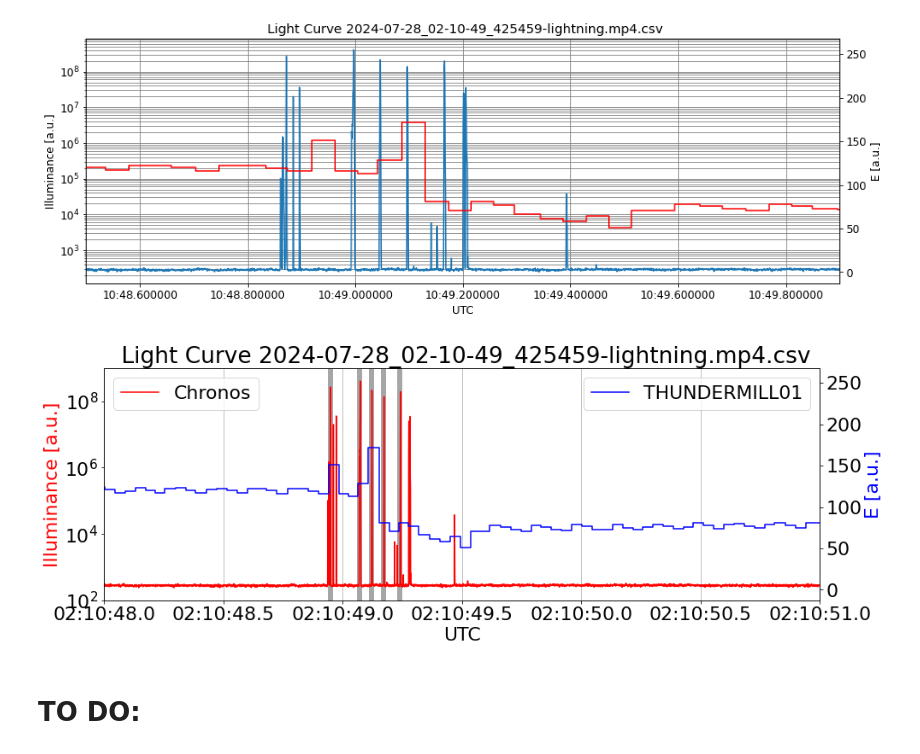
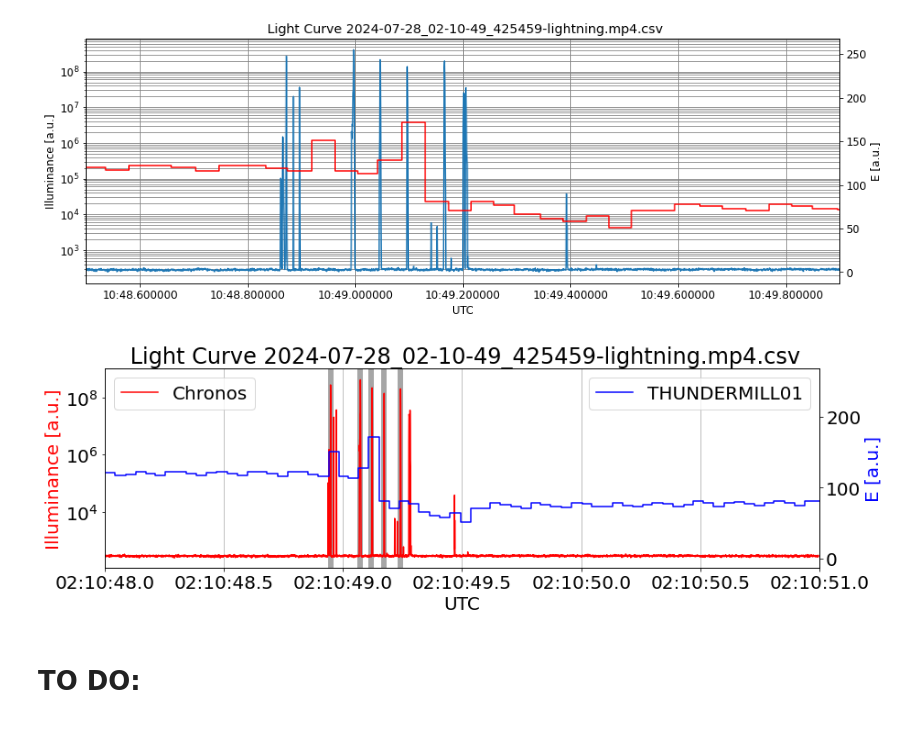
Before and after one commit to ODZ-UJF-AV-CR/thesis_parallella, a Jupyter notebook: notebooks/videos2022-P.ipynb, the cells around one changed output. Cells and saved outputs as stored; diff of their text form; code cells hidden in the pictures.

Commit message:
14x4 font 20

```diff
--- a/notebooks/videos2022-P.ipynb
+++ b/notebooks/videos2022-P.ipynb
@@ -1098,43 +1098,43 @@ plt.ylabel('E [a.u.]')
 Text(0, 0.5, 'E [a.u.]')
 [figure]
 # %%
-plt.figure(figsize=(15,5))
-plt.rc('font', size=22)
+plt.figure(figsize=(14,4))
+plt.rc('font', size=20)
 
 
 plt.vlines([pd.to_datetime('2024-07-28 02:10:48.9487'),pd.to_datetime('2024-07-28 02:10:49.07'),pd.to_datetime('2024-07-28 02:10:49.1193'),pd.to_datetime('2024-07-28 02:10:49.172'),pd.to_datetime('2024-07-28 02:10:49.2393')],ymin=0,ymax=1e9, lw=6, color='gray', alpha=0.7)
 
 plt.plot(y['abstime'] + pd.to_timedelta(0.076, 's'),y['0'], label='Chronos', color='red')
 plt.yscale('log')
-plt.ylim(1e2,1e9)
+plt.ylim(1.1e2,1e9)
 plt.title(' Light Curve ' + st)
 plt.ylabel('Illuminance [a.u.]', color='red')
 #plt.grid(which='major', color='grey', linestyle='-')
 #plt.grid(which='minor', color='grey', linestyle='-')
 plt.grid(axis='x')
 plt.xlabel('UTC')
 ax = plt.gca()
 xfmt = lambda x, pos: mdates.DateFormatter('%H:%M:%S.%f')(x)[:-5]
 ax.xaxis.set_major_formatter(plt.FuncFormatter(xfmt))
 plt.tick_params(axis='x', labelrotation=0)
 #plt.xlim(pd.to_datetime('2024-07-28 02:10:48.5'),pd.to_datetime('2024-07-28 02:10:49.9'))
 plt.xlim(pd.to_datetime('2024-07-28 02:10:48'),pd.to_datetime('2024-07-28 02:10:51'))
 plt.legend(loc=2)
 
 plt.twinx()
 
 plt.plot(df[30], color='blue', drawstyle='steps-mid', label='THUNDERMILL01')
 #plt.plot(df.loc['2024-07-28 02:10:48.5':'2024-07-28 02:10:49',30], color='red', drawstyle='steps-mid')
 #plt.plot(df[30])
 #plt.ylim(10,140)
 plt.ylabel('E [a.u.]', color='blue')
 plt.legend(loc=1)
 
 #plt.vlines([pd.to_datetime('2024-07-28 02:10:48.948'),pd.to_datetime('2024-07-28 02:10:49.07'),pd.to_datetime('2024-07-28 02:10:49.1195'),pd.to_datetime('2024-07-28 02:10:49.172'),pd.to_datetime('2024-07-28 02:10:49.2395')],ymin=0,ymax=255, lw=5, color='yellow', alpha=0.5)
 
 plt.savefig("/home/kakl/thesis_parallella/pic/fig_thundermill_2.png", format="png", dpi=150, bbox_inches="tight")
 # %% [output]
-[figure, old version]
+[figure, new version]
 # %% [markdown]
 # TO DO:
 # %% [markdown]
```
Also changed, not shown: 1 other file.
